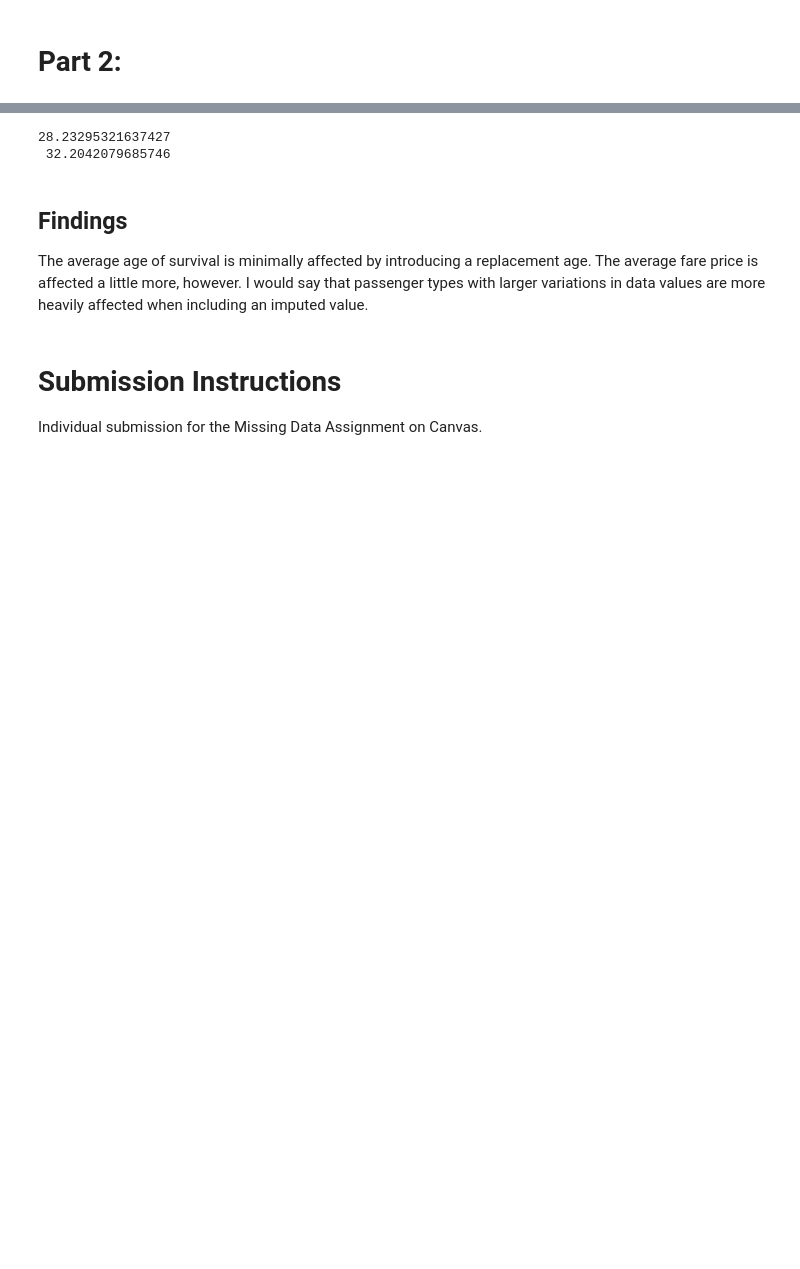
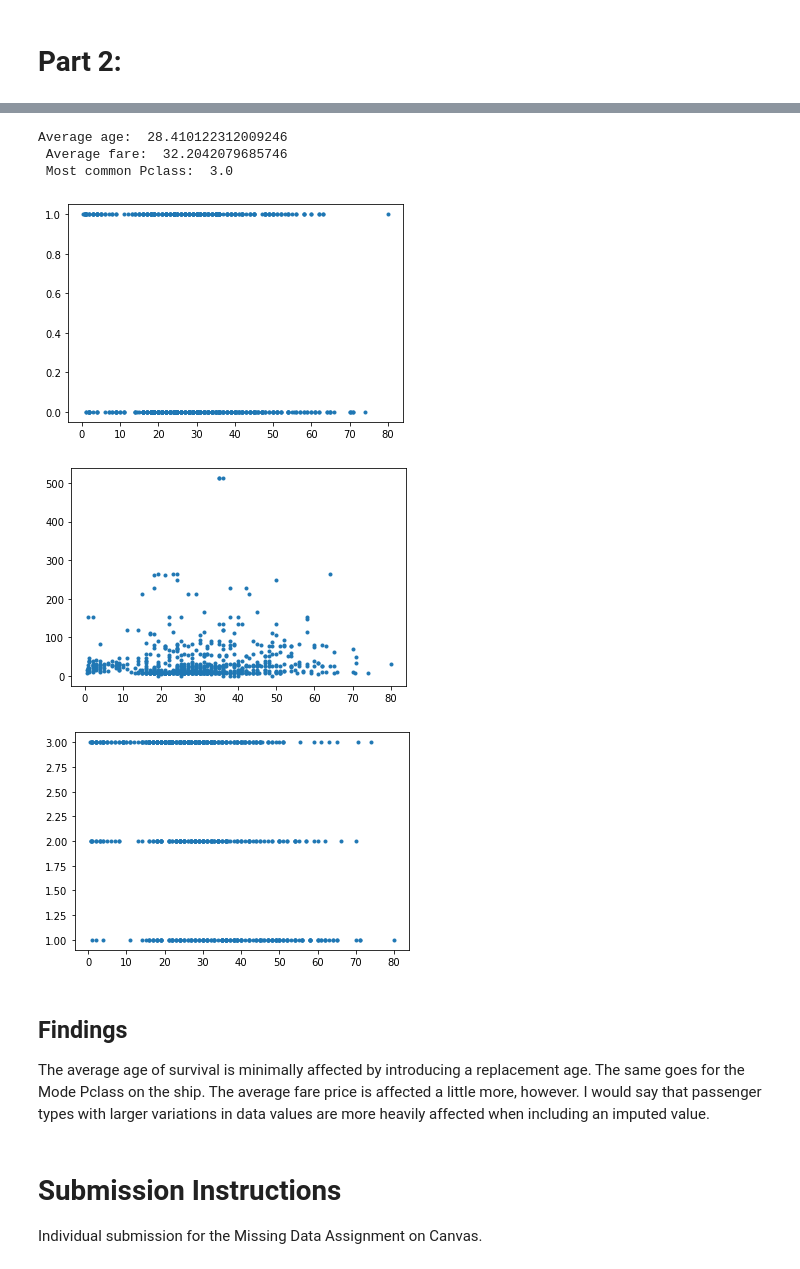
Before and after one commit to JacobBRodriguez/SJSU, a Jupyter notebook: Fall 2020/CMPE 255/Missing Data Exercises-part1.ipynb, the cells around one changed output, grey strips where cells are left out. Drawn from its saved outputs; the diff is of its cells as text; code cells hidden in the pictures; blank space fills up the shorter version.

```diff
--- a/Fall 2020/CMPE 255/Missing Data Exercises-part1.ipynb
+++ b/Fall 2020/CMPE 255/Missing Data Exercises-part1.ipynb
@@ -232,21 +253,40 @@ print(average_survival_age,"\n", average_fare_price)
 # %%
-# Using mean of each Sex strategy:
+# Using Mean of each Sex strategy:
 titanic_df2['Replaced_Age'] = titanic_df2['Age']
 means = titanic_df2.groupby("Sex").mean()
-titanic_df2.loc[ (titanic_df2["Sex"] == "male") & (titanic_df2["Replaced_Age"].isnull()), 'Replaced_Age'] = medians["Age"][1]
-titanic_df2.loc[ (titanic_df2["Sex"] == "female") & (titanic_df2["Replaced_Age"].isnull()), 'Replaced_Age'] = medians["Age"][0]
+titanic_df2.loc[ (titanic_df2["Sex"] == "male") & (titanic_df2["Replaced_Age"].isnull()), 'Replaced_Age'] = means["Age"][1]
+titanic_df2.loc[ (titanic_df2["Sex"] == "female") & (titanic_df2["Replaced_Age"].isnull()), 'Replaced_Age'] = means["Age"][0]
 # %%
 # Getting the averages again but with the replacement age included
 new_average_survival_age = titanic_df2.groupby("Survived").mean()["Replaced_Age"][1]
 new_average_fare_price = titanic_df2.mean()[6]
+new_mode_pclass = titanic_df2.mode()["Pclass"][0]
 
-print(new_average_survival_age,"\n", new_average_fare_price)
+print("Average age: ",new_average_survival_age,"\n", "Average fare: ",
+      new_average_fare_price,"\n","Most common Pclass: ",new_mode_pclass)
+
+# And plotting the graphs again with new Age data included
+plt.figure()
+x = titanic_df2["Age"]
+y21 = titanic_df2["Survived"]
+y22 = titanic_df["Fare"]
+y23 = titanic_df["Pclass"]
+plt.plot(x,y21, '.')
+plt.show()
+plt.plot(x,y22, '.')
+plt.show()
+plt.plot(x,y23, '.')
+plt.show()
 # %% [output]
-28.23295321637427
- 32.2042079685746
+Average age:  28.410122312009246
+ Average fare:  32.2042079685746
+ Most common Pclass:  3.0
+[figure, added]
+[figure, added]
+[figure, added]
 # %% [markdown]
 ## Findings
-The average age of survival is minimally affected by introducing a replacement age. The average fare price is affected a little more, however. I would say that passenger types with larger variations in data values are more heavily affected when including an imputed value.
+The average age of survival is minimally affected by introducing a replacement age. The same goes for the Mode Pclass on the ship. The average fare price is affected a little more, however. I would say that passenger types with larger variations in data values are more heavily affected when including an imputed value.
 # %% [markdown]
 # Submission Instructions
 
```
Also changed, not shown: parts of 3 cells of this notebook.
